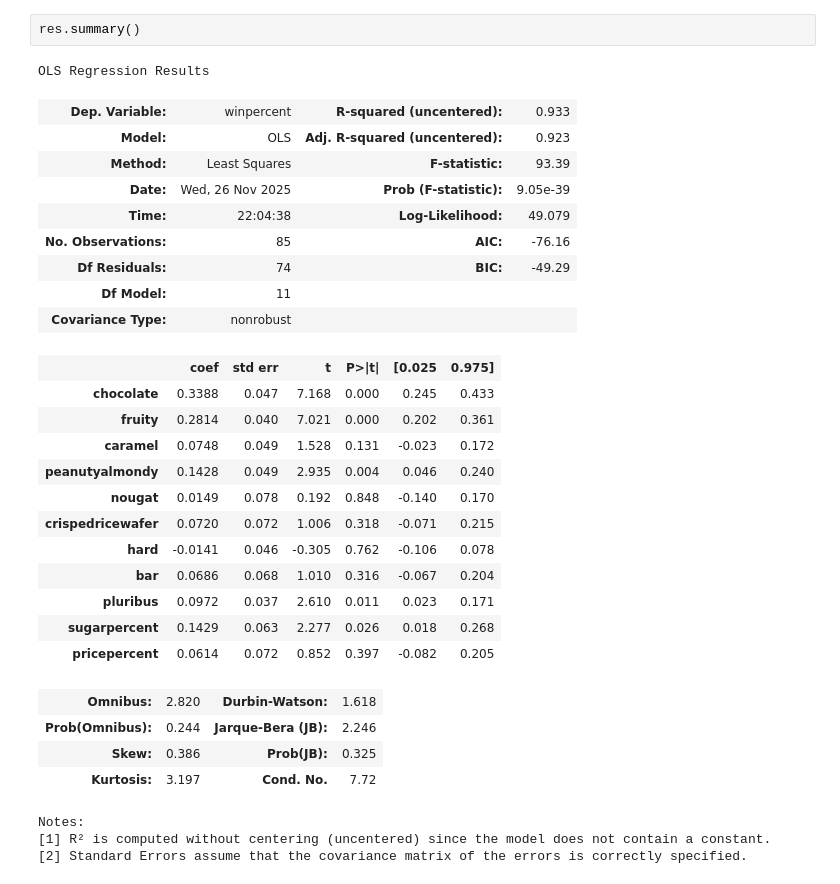
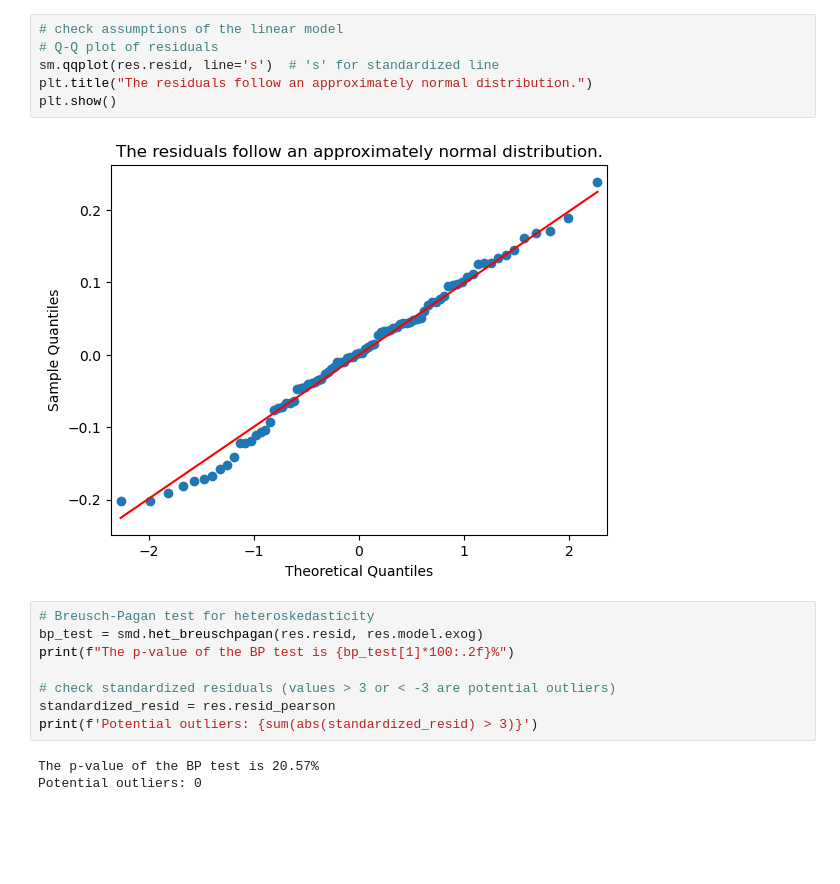
Before and after one commit to leventekim/candy-chooser, a Jupyter notebook: 2_fit_model.ipynb, the cells around one changed output. Saved outputs shown, nothing was run; the diff lists cells and outputs as text; blank space fills up the shorter version.

Commit message:
check linreg assumptions

```diff
--- a/2_fit_model.ipynb
+++ b/2_fit_model.ipynb
@@ -75,32 +79,19 @@ Notes:
-# %%
-res.summary()
-# %% [output]
-OLS Regression Results
-| Dep. Variable: | winpercent | R-squared (uncentered): | 0.933 |
-| Model: | OLS | Adj. R-squared (uncentered): | 0.923 |
-| Method: | Least Squares | F-statistic: | 93.39 |
-| Date: | Wed, 26 Nov 2025 | Prob (F-statistic): | 9.05e-39 |
-| Time: | 22:04:38 | Log-Likelihood: | 49.079 |
-| No. Observations: | 85 | AIC: | -76.16 |
-| Df Residuals: | 74 | BIC: | -49.29 |
-| Df Model: | 11 |  |  |
-| Covariance Type: | nonrobust |  |  |
-|  | coef | std err | t | P>|t| | [0.025 | 0.975] |
-| chocolate | 0.3388 | 0.047 | 7.168 | 0.000 | 0.245 | 0.433 |
-| fruity | 0.2814 | 0.040 | 7.021 | 0.000 | 0.202 | 0.361 |
-| caramel | 0.0748 | 0.049 | 1.528 | 0.131 | -0.023 | 0.172 |
-| peanutyalmondy | 0.1428 | 0.049 | 2.935 | 0.004 | 0.046 | 0.240 |
-| nougat | 0.0149 | 0.078 | 0.192 | 0.848 | -0.140 | 0.170 |
-| crispedricewafer | 0.0720 | 0.072 | 1.006 | 0.318 | -0.071 | 0.215 |
-| hard | -0.0141 | 0.046 | -0.305 | 0.762 | -0.106 | 0.078 |
-| bar | 0.0686 | 0.068 | 1.010 | 0.316 | -0.067 | 0.204 |
-| pluribus | 0.0972 | 0.037 | 2.610 | 0.011 | 0.023 | 0.171 |
-| sugarpercent | 0.1429 | 0.063 | 2.277 | 0.026 | 0.018 | 0.268 |
-| pricepercent | 0.0614 | 0.072 | 0.852 | 0.397 | -0.082 | 0.205 |
-| Omnibus: | 2.820 | Durbin-Watson: | 1.618 |
-| Prob(Omnibus): | 0.244 | Jarque-Bera (JB): | 2.246 |
-| Skew: | 0.386 | Prob(JB): | 0.325 |
-| Kurtosis: | 3.197 | Cond. No. | 7.72 |
-Notes:
-[1] R² is computed without centering (uncentered) since the model does not contain a constant.
-[2] Standard Errors assume that the covariance matrix of the errors is correctly specified.
+# %%
+# check assumptions of the linear model
+# Q-Q plot of residuals
+sm.qqplot(res.resid, line='s')  # 's' for standardized line
+plt.title("The residuals follow an approximately normal distribution.")
+plt.show()
+# %% [output]
+[figure, added]
+# %%
+# Breusch-Pagan test for heteroskedasticity
+bp_test = smd.het_breuschpagan(res.resid, res.model.exog)
+print(f"The p-value of the BP test is {bp_test[1]*100:.2f}%")
+
+# check standardized residuals (values > 3 or < -3 are potential outliers)
+standardized_resid = res.resid_pearson
+print(f'Potential outliers: {sum(abs(standardized_resid) > 3)}')
+# %% [output]
+The p-value of the BP test is 20.57%
+Potential outliers: 0
```
Also changed, not shown: parts of 3 cells of this notebook.
